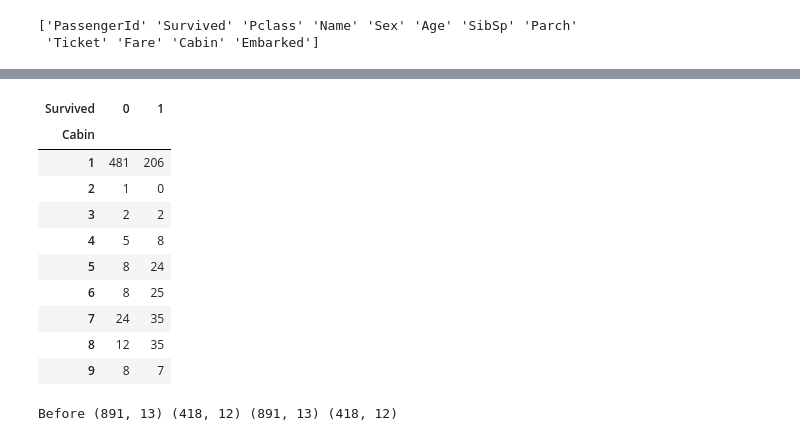
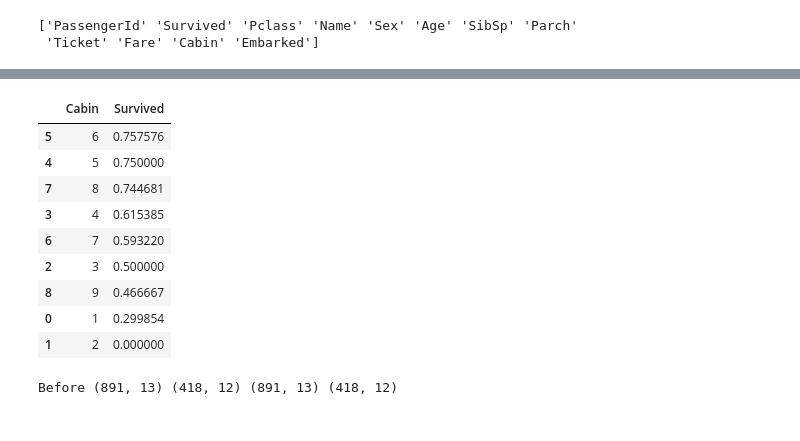
Before and after one commit to sogolhaghani/Titanic-Machine-Learning-from-Disaster, a Jupyter notebook: src/1.ipynb, the cells around one changed output, grey strips where cells are left out. Cells and saved outputs as stored; diff of their text form; code cells hidden in the pictures.

```diff
--- a/src/1.ipynb
+++ b/src/1.ipynb
@@ -39,9 +39,9 @@ print(train_df.columns.values)
 ['PassengerId' 'Survived' 'Pclass' 'Name' 'Sex' 'Age' 'SibSp' 'Parch'
  'Ticket' 'Fare' 'Cabin' 'Embarked']
 # %%
-for dataset in combine:
-    dataset['Mu'] = 1
-    dataset.loc[(dataset.Ticket.duplicated(keep= False)) , 'Mu'] = 0
-    dataset['Mu'] = dataset['Mu'].astype(int)
-train_df[['Mu', 'Survived']].groupby(['Mu'], as_index=False).mean()
-pd.crosstab(train_df['Mu'], train_df['Survived'])
+# for dataset in combine:
+#     dataset['Mu'] = 1
+#     dataset.loc[(dataset.Ticket.duplicated(keep= False)) , 'Mu'] = 0
+#     dataset['Mu'] = dataset['Mu'].astype(int)
+# train_df[['Mu', 'Survived']].groupby(['Mu'], as_index=False).mean()
+# pd.crosstab(train_df['Mu'], train_df['Survived'])
@@ -52,0 +48,8 @@ pd.crosstab(train_df['Mu'], train_df['Survived'])
+# %%
+arr = train_df.pivot_table(index=['Ticket'], aggfunc='size')
+for x in arr.index:
+     train_df.loc[ train_df['Ticket'] == x, 'Mu1'] = arr.get(x)
+     test_df.loc[ test_df['Ticket'] == x, 'Mu1'] = arr.get(x) + 1
+     test_df.loc[ test_df.Mu1.isnull(), 'Mu1'] = 1
+combine = [train_df, test_df]
+train_df.head()
@@ -53,20 +63,19 @@ pd.crosstab(train_df['Mu'], train_df['Survived'])
 # %%
 cabin_category = {'A':9, 'B':8, 'C':7, 'D':6, 'E':5, 'F':4, 'G':3, 'T':2, 'U':1}
 for dataset in combine:
     dataset['Cabin'] = dataset['Cabin'].fillna('U')
     dataset['Cabin'] = dataset['Cabin'].replace('([0-9]+)', '',regex=True).str.slice(0, 1)
     dataset['Cabin'] = dataset['Cabin'].map(cabin_category)
 train_df[["Cabin", "Survived"]].groupby(['Cabin'], as_index=False).mean().sort_values(by='Survived', ascending=False)
-pd.crosstab(train_df['Cabin'], train_df['Survived'])
+# pd.crosstab(train_df['Cabin'], train_df['Survived'])
 # %% [output]
-| Survived | 0 | 1 |
-| Cabin |  |  |
-| 1 | 481 | 206 |
-| 2 | 1 | 0 |
-| 3 | 2 | 2 |
-| 4 | 5 | 8 |
-| 5 | 8 | 24 |
-| 6 | 8 | 25 |
-| 7 | 24 | 35 |
-| 8 | 12 | 35 |
-| 9 | 8 | 7 |
+|  | Cabin | Survived |
+| 5 | 6 | 0.757576 |
+| 4 | 5 | 0.750000 |
+| 7 | 8 | 0.744681 |
+| 3 | 4 | 0.615385 |
+| 6 | 7 | 0.593220 |
+| 2 | 3 | 0.500000 |
+| 8 | 9 | 0.466667 |
+| 0 | 1 | 0.299854 |
+| 1 | 2 | 0.000000 |
```
Also changed, not shown: parts of 33 cells of this notebook, 1 other file.
